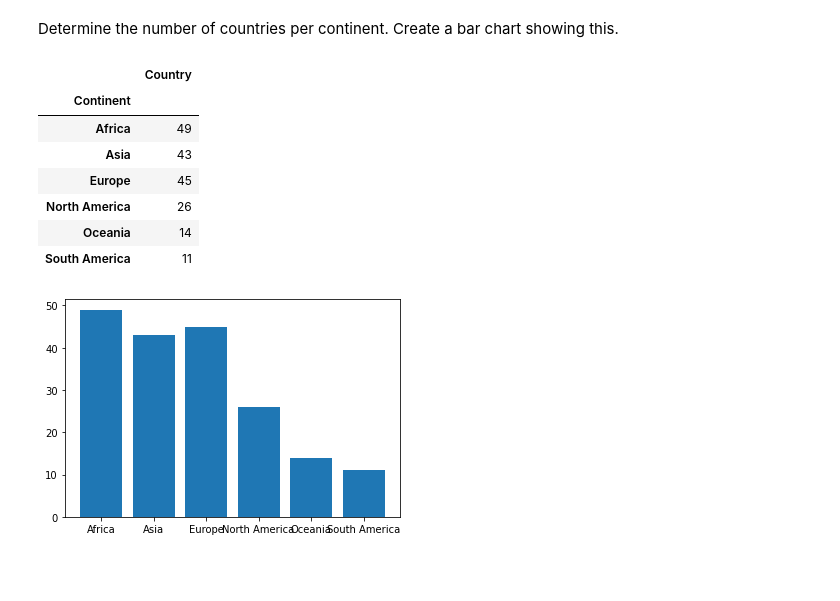
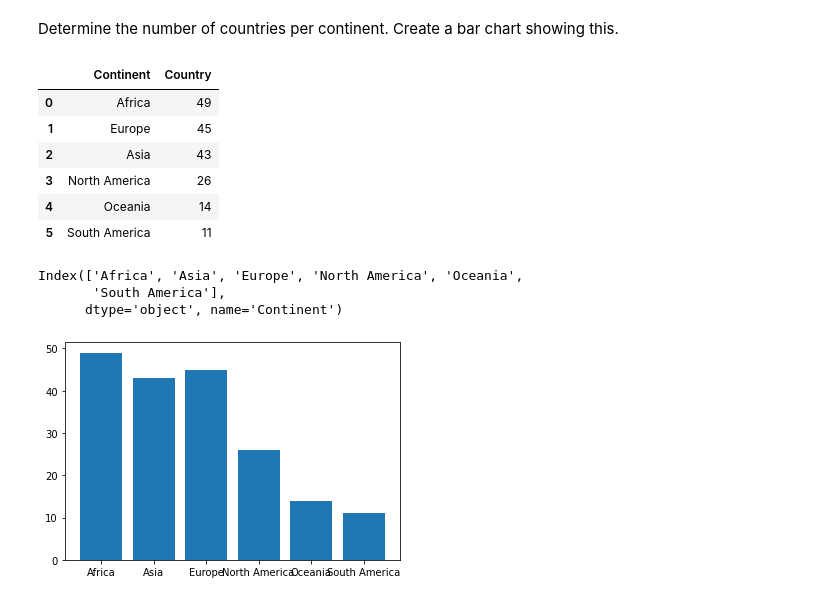
Before and after one commit to nss-data-science-cohort-5/un_exploration-vredd418, a Jupyter notebook: notebooks/UN_Data_Exploration.ipynb, the cells around one changed output. Saved outputs shown, nothing was run; the diff lists cells and outputs as text; code cells hidden in the pictures; blank space fills up the shorter version.

```diff
--- a/notebooks/UN_Data_Exploration.ipynb
+++ b/notebooks/UN_Data_Exploration.ipynb
@@ -213,16 +230,21 @@ gdp_df = gdp_df.merge(continents, on='Country')
 Determine the number of countries per continent. Create a bar chart showing this.
 # %%
 gdp_country_cont = pd.DataFrame(gdp_df.groupby(['Continent'])['Country'].nunique())
-gdp_country_cont
+gdp_country_cont.sort_values(by=['Country'], ascending = False).reset_index()
 # %% [output]
-|  | Country |
-| Continent |  |
-| Africa | 49 |
-| Asia | 43 |
-| Europe | 45 |
-| North America | 26 |
-| Oceania | 14 |
-| South America | 11 |
+|  | Continent | Country |
+| 0 | Africa | 49 |
+| 1 | Europe | 45 |
+| 2 | Asia | 43 |
+| 3 | North America | 26 |
+| 4 | Oceania | 14 |
+| 5 | South America | 11 |
+# %%
+gdp_country_cont.index
+# %% [output]
+Index(['Africa', 'Asia', 'Europe', 'North America', 'Oceania',
+       'South America'],
+      dtype='object', name='Continent')
 # %%
 plt.bar(gdp_country_cont.index, gdp_country_cont['Country']);
 # %% [output]
```
Also changed, not shown: parts of 29 cells of this notebook.
